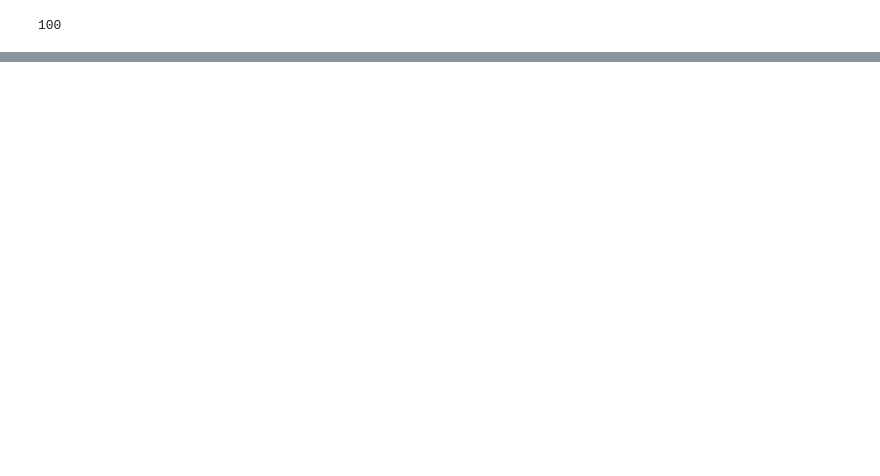
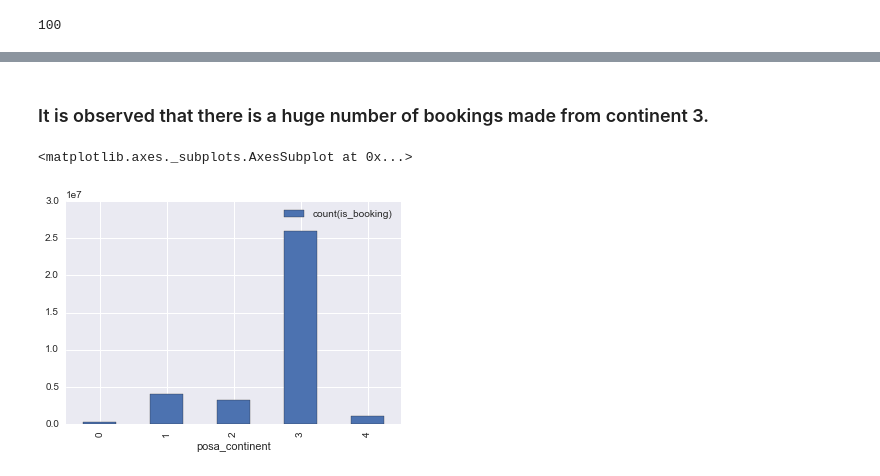
Before and after one commit to svishnu88/expediaHotelTypeRecommendationKaggle, a Jupyter notebook: develop/DataExplorationInPySpark.ipynb, the cells around one changed output, grey strips where cells are left out. Cells and saved outputs as stored; diff of their text form; code cells hidden in the pictures; blank space fills up the shorter version.

```diff
--- a/develop/DataExplorationInPySpark.ipynb
+++ b/develop/DataExplorationInPySpark.ipynb
@@ -172,0 +165,10 @@ pandasdf
+# %%
+tempPandas = (df
+              .select("posa_continent","is_booking","cnt")
+              .groupBy("posa_continent","is_booking")
+              .agg({'is_booking':'count','cnt':'sum'})).toPandas()
+(df
+ .select("posa_continent","is_booking","cnt")
+ .groupBy("posa_continent","is_booking")
+ .agg({'is_booking':'count','cnt':'sum'})
+ .show())
@@ -172,0 +204,3 @@ pandasdf
+# %%
+tempPandas0 = tempPandas[tempPandas.is_booking == 0]
+tempPandas0
@@ -172,0 +214,9 @@ pandasdf
+# %% [markdown]
+### It is observed that there is a huge number of bookings made from continent 3.
+# %%
+(tempPandas0[['posa_continent','count(is_booking)']]
+ .sort_values(by='posa_continent')
+ .plot(x='posa_continent',kind='bar',xlim=[0,6]))
+# %% [output]
+<matplotlib.axes._subplots.AxesSubplot at 0x...>
+[figure, added]
```
Also changed, not shown: parts of 22 cells of this notebook.
